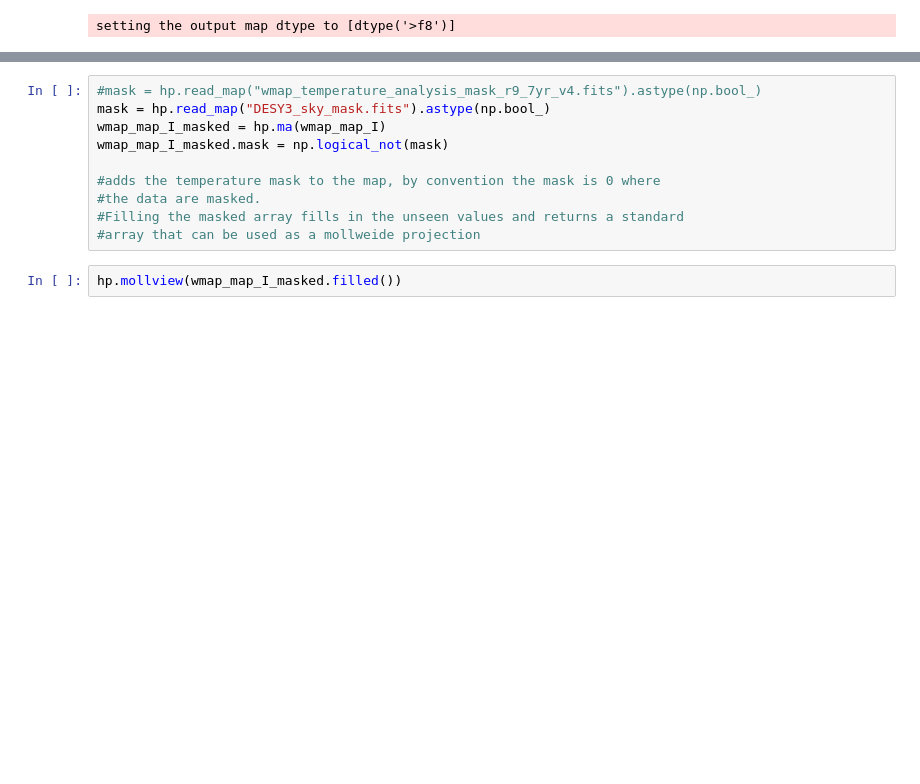
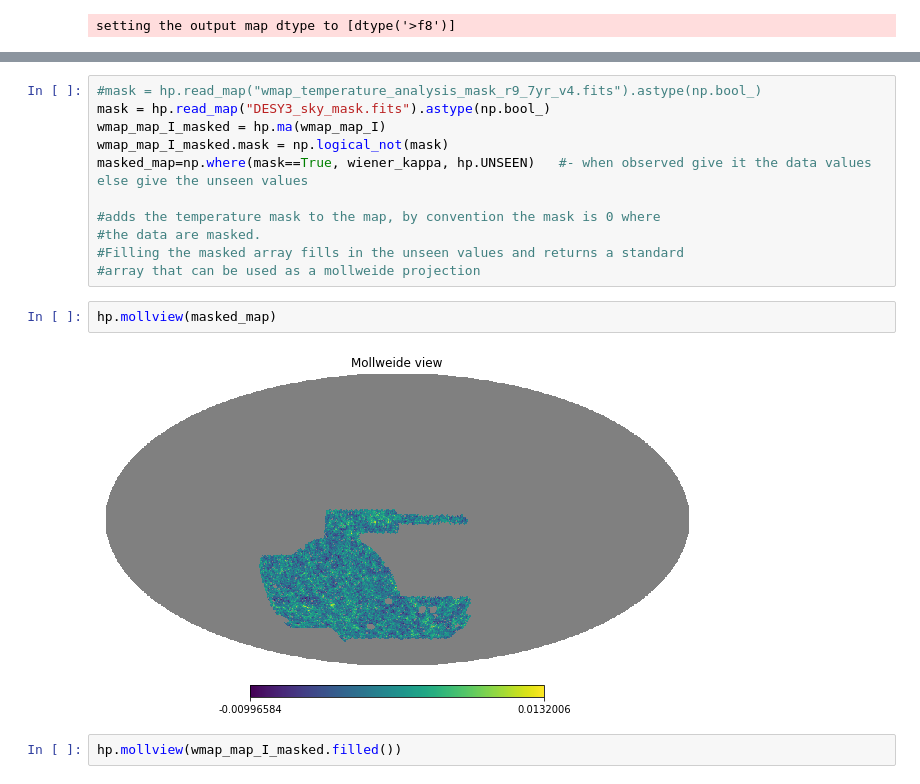
Before and after one commit to 10slindsay/UCL_Summer_Research, a Jupyter notebook: HealpyData.ipynb, the cells around one changed output, grey strips where cells are left out. Saved outputs shown, nothing was run; the diff lists cells and outputs as text; blank space fills up the shorter version.

```diff
--- a/HealpyData.ipynb
+++ b/HealpyData.ipynb
@@ -112,11 +121,16 @@ hp.gnomview(wmap_map_I, rot=[0, 0.3], title="DESY3 Wiener Filter", unit="mK", fo
 mask = hp.read_map("DESY3_sky_mask.fits").astype(np.bool_)
 wmap_map_I_masked = hp.ma(wmap_map_I)
 wmap_map_I_masked.mask = np.logical_not(mask)
+masked_map=np.where(mask==True, wiener_kappa, hp.UNSEEN)   #- when observed give it the data values else give the unseen values
 
 #adds the temperature mask to the map, by convention the mask is 0 where
 #the data are masked.
 #Filling the masked array fills in the unseen values and returns a standard
 #array that can be used as a mollweide projection
+# %%
+hp.mollview(masked_map)
+# %% [output]
+[figure, added]
 # %%
 hp.mollview(wmap_map_I_masked.filled())
 # %% [output]
```
Also changed, not shown: parts of 8 cells of this notebook, 1 other file.
